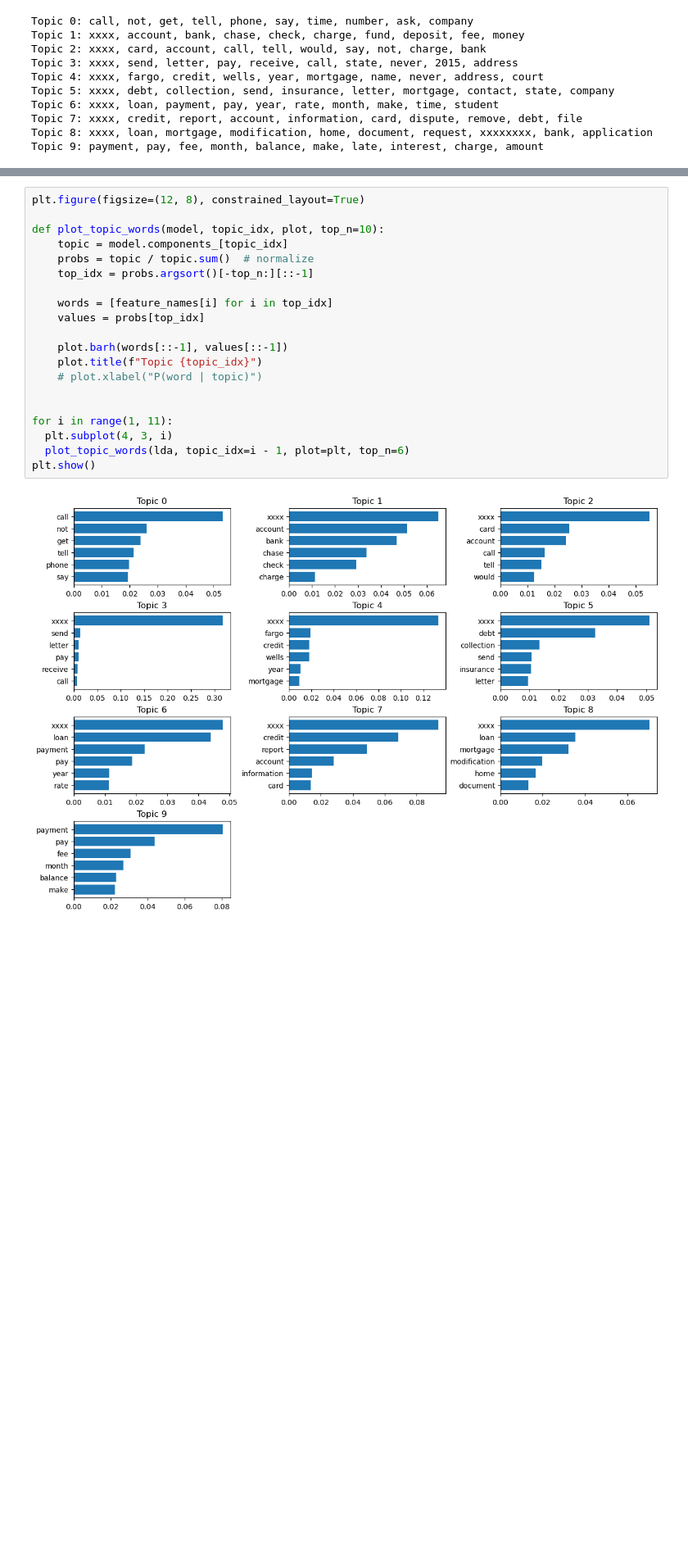
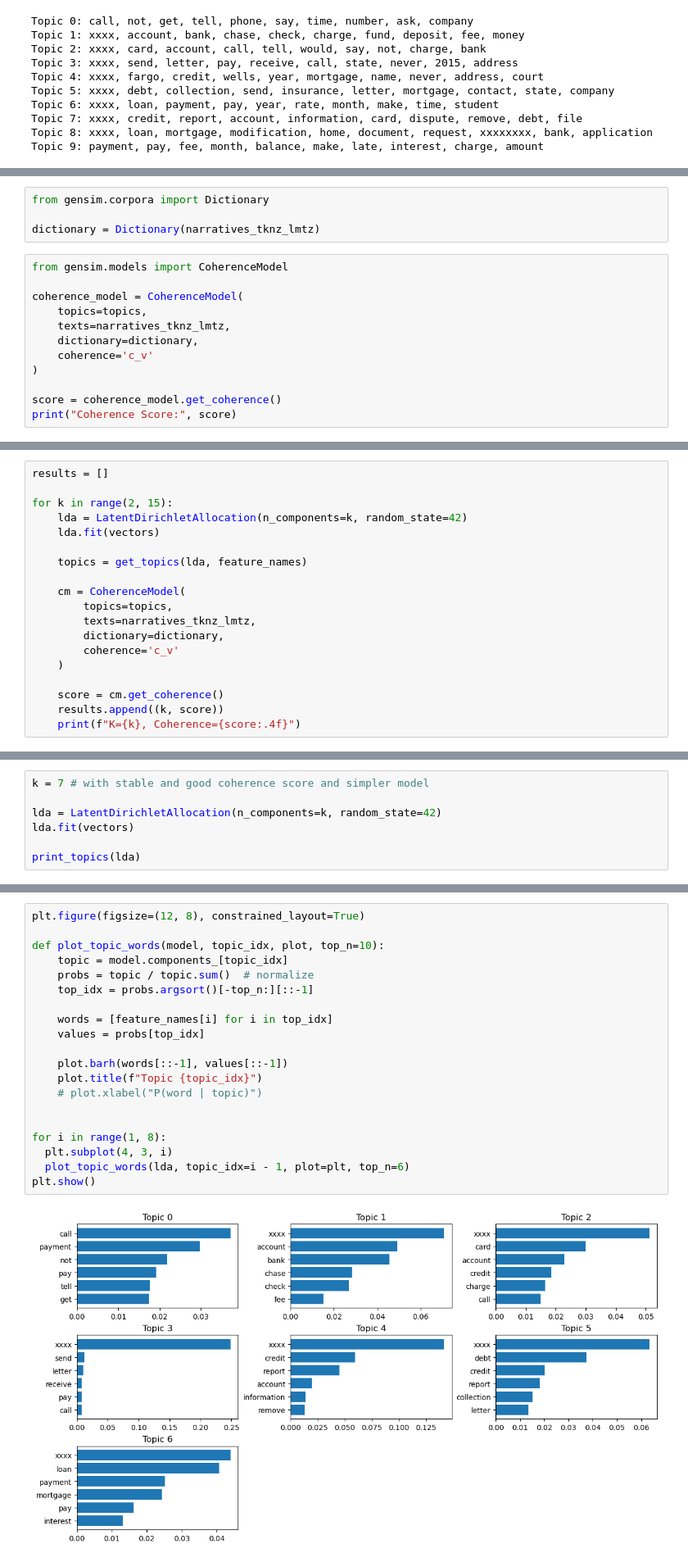
Before and after one commit to abdul-haseeb123/project-data-analysis, a Jupyter notebook: project_data_analysis.ipynb, the cells around one changed output, grey strips where cells are left out. Shown at 82% size. Drawn from its saved outputs; the diff is of its cells as text; blank space fills up the shorter version.

Commit message:
Added coherence score for k topic selection in LDA  topic modelling

```diff
--- a/project_data_analysis.ipynb
+++ b/project_data_analysis.ipynb
@@ -419,0 +451,16 @@ Topic 9: payment, pay, fee, month, balance, make, late, interest, charge, amount
+# %%
+from gensim.corpora import Dictionary
+
+dictionary = Dictionary(narratives_tknz_lmtz)
+# %%
+from gensim.models import CoherenceModel
+
+coherence_model = CoherenceModel(
+    topics=topics,
+    texts=narratives_tknz_lmtz,
+    dictionary=dictionary,
+    coherence='c_v'
+)
+
+score = coherence_model.get_coherence()
+print("Coherence Score:", score)
@@ -419,0 +469,19 @@ Topic 9: payment, pay, fee, month, balance, make, late, interest, charge, amount
+# %%
+results = []
+
+for k in range(2, 15):
+    lda = LatentDirichletAllocation(n_components=k, random_state=42)
+    lda.fit(vectors)
+
+    topics = get_topics(lda, feature_names)
+
+    cm = CoherenceModel(
+        topics=topics,
+        texts=narratives_tknz_lmtz,
+        dictionary=dictionary,
+        coherence='c_v'
+    )
+
+    score = cm.get_coherence()
+    results.append((k, score))
+    print(f"K={k}, Coherence={score:.4f}")
@@ -419,0 +502,7 @@ Topic 9: payment, pay, fee, month, balance, make, late, interest, charge, amount
+# %%
+k = 7 # with stable and good coherence score and simpler model
+
+lda = LatentDirichletAllocation(n_components=k, random_state=42)
+lda.fit(vectors)
+
+print_topics(lda)
@@ -420,25 +517,25 @@ Topic 9: payment, pay, fee, month, balance, make, late, interest, charge, amount
 # %%
 plt.figure(figsize=(12, 8), constrained_layout=True)
 
 def plot_topic_words(model, topic_idx, plot, top_n=10):
     topic = model.components_[topic_idx]
     probs = topic / topic.sum()  # normalize
     top_idx = probs.argsort()[-top_n:][::-1]
 
     words = [feature_names[i] for i in top_idx]
     values = probs[top_idx]
 
     plot.barh(words[::-1], values[::-1])
     plot.title(f"Topic {topic_idx}")
     # plot.xlabel("P(word | topic)")
 
 
-for i in range(1, 11):
+for i in range(1, 8):
   plt.subplot(4, 3, i)
   plot_topic_words(lda, topic_idx=i - 1, plot=plt, top_n=6)
 plt.show()
 # %% [output]
-[figure, old version]
+[figure, new version]
 # %%
 sns.heatmap(
     doc_topics[:50],  # sample docs
```
Also changed, not shown: parts of 17 cells of this notebook, 1 other file.
